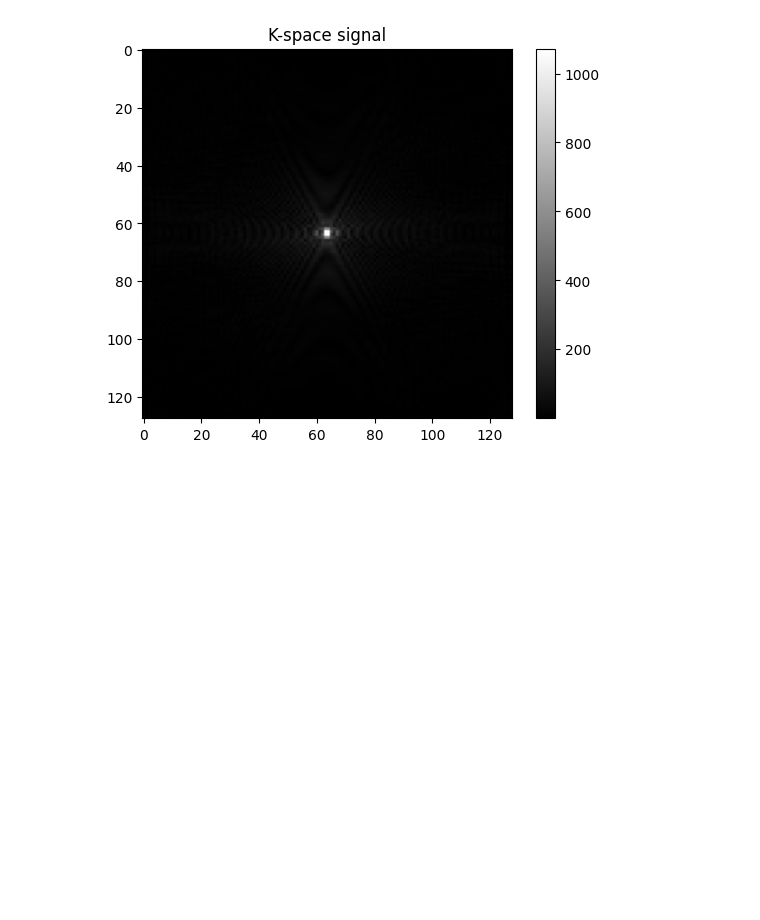
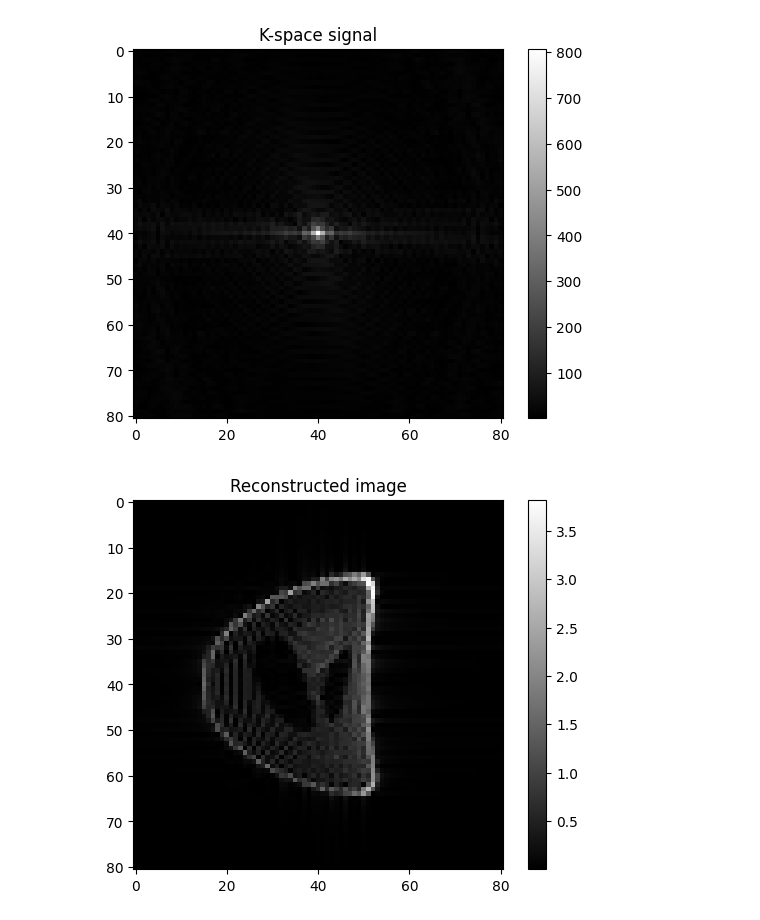
Before and after one commit to MaxStrey/Martinos_MR, a Jupyter notebook: Martinos_project/phantom_generation/phantom_7.ipynb, the cells around one changed output. Saved outputs shown, nothing was run; the diff lists cells and outputs as text; code cells hidden in the pictures; blank space fills up the shorter version.

```diff
--- a/Martinos_project/phantom_generation/phantom_7.ipynb
+++ b/Martinos_project/phantom_generation/phantom_7.ipynb
@@ -8,15 +8,16 @@ from skimage.transform import resize
 import pandas as pd
 from scipy.sparse import csc_matrix
 from scipy.sparse.linalg import lsqr
+from tqdm import tqdm
 
 # Re-generate and resize Shepp-Logan phantom
 phantom = shepp_logan_phantom()
-phantom = resize(phantom, (128, 128))
+phantom = resize(phantom, (81, 81))
 #phantom /= np.max(phantom)
 phantom = phantom.astype(dtype=np.complex128) # Make the phantom complex
 
 
-N_spins = 128  # Number of spins in the phantom
+N_spins = 81  # Number of spins in the phantom
 # # Phantom is a 2D delta function (single point in the center)
 # phantom = np.zeros((N_spins, N_spins), dtype=np.complex128)
 # phantom[N_spins//2, N_spins//2] = 1
@@ -28,7 +29,7 @@ B0_field_map  = (B0_field_map * gamma)/(2*np.pi * 10000)  # Convert to Hz/T
 B0_mean = np.mean(B0_field_map)  # Mean value of the B0 field map
 B0_field_map -= np.mean(B0_field_map) # Dividing by the mean value of the B0 field map
 B0_field_map *= 6
-B0_field_map = resize(B0_field_map, (128, 128))
+B0_field_map = resize(B0_field_map, (81, 81))
 
 
 # Plot the B0 field map
@@ -46,7 +47,7 @@ plt.show()
 
 
 
-g_mult = 10 # Gradient multiplication factor
+g_mult = 4 # Gradient multiplication factor
 Gx = 0.004755753 * g_mult  # Gradient strength in T/m
 Gy = 0.004755753 * g_mult # Gradient strength in T/m
 B0 = 1.0  # B0 field in T
@@ -73,32 +74,41 @@ ky_values = gamma * Gy_values
 # Define field of view
 FOV = .2  # meters
 x_values = np.linspace(-FOV / 2, FOV / 2, N_spins)
 y_values = np.linspace(-FOV / 2, FOV / 2, N_spins)
 x_values, y_values = np.meshgrid(x_values, y_values, indexing='ij')  # Create 2D coordinate grid
 
 
 # Compute k-space values
 k_space = np.zeros((N_spins, N_spins), dtype=np.complex128)
-for i, kx in enumerate(kx_values):
+for i, kx in tqdm(enumerate(kx_values)):
     for j, ky in enumerate(ky_values):
         k_space[i, j] = np.sum(phantom * np.exp(-1j * (kx * x_values + ky * y_values)) * np.exp(-1j * 2 * np.pi * B0_field_map * time[j]))
 
 
+#k_space = k_space * np.exp(-1j * 2 * np.pi * B0_field_map * time)
 
 # Plot the absolute k-space signal
 plt.figure()
 plt.imshow(np.abs(k_space), cmap='gray')
 plt.title('K-space signal')
 plt.colorbar()
 plt.show()
 
 dwll_time = tau/N_spins
 
 readout_bandwidth =  1/dwll_time
 
 
 # Apply inverse FFT
 reconstructed_image = ifft2(k_space)
 reconstructed_image_1 = fftshift(reconstructed_image)
+
+# Plot the reconstructed image
+plt.figure()
+plt.imshow(np.abs(reconstructed_image_1), cmap='gray')
+plt.title('Reconstructed image')
+plt.colorbar()
+plt.show()
 # %% [output]
-[figure, old version]
+[figure, new version]
+[figure, added]
```
Also changed, not shown: parts of 6 cells of this notebook.
